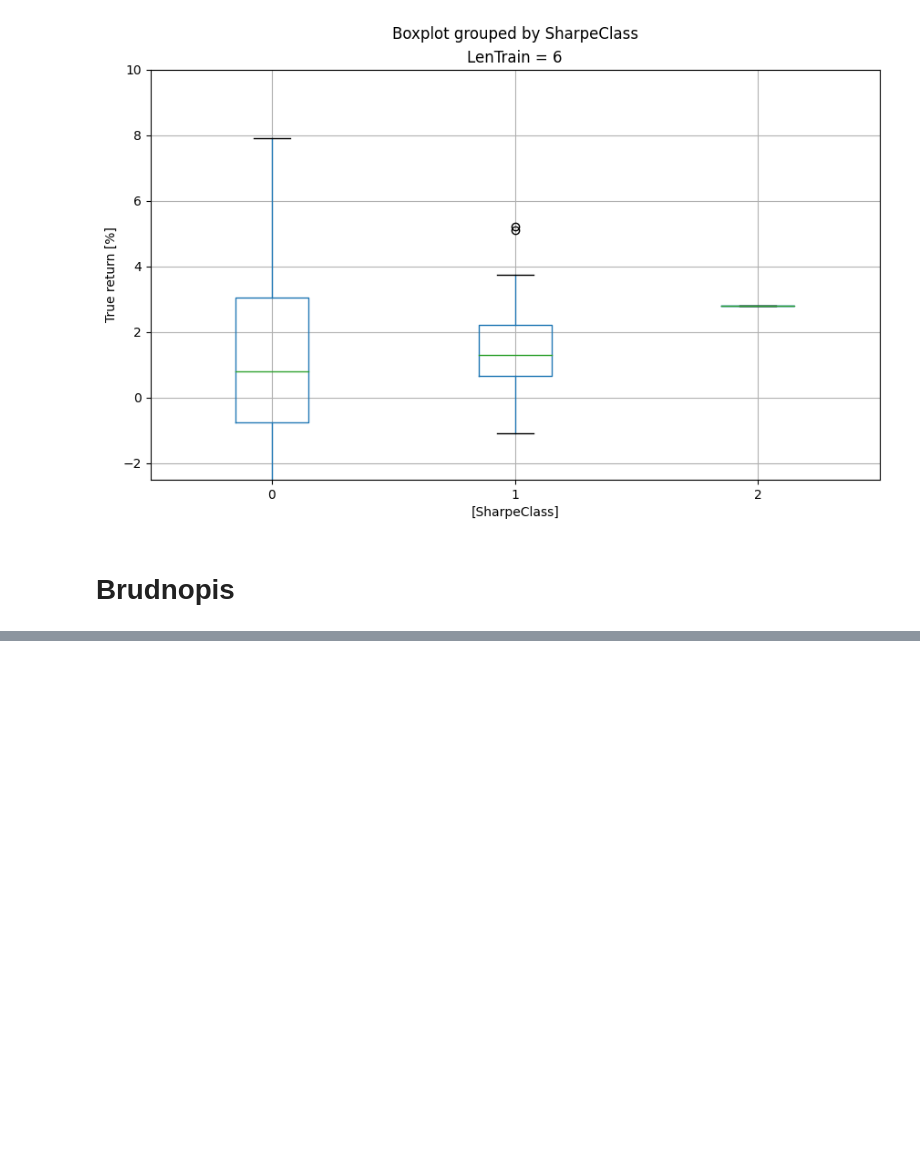
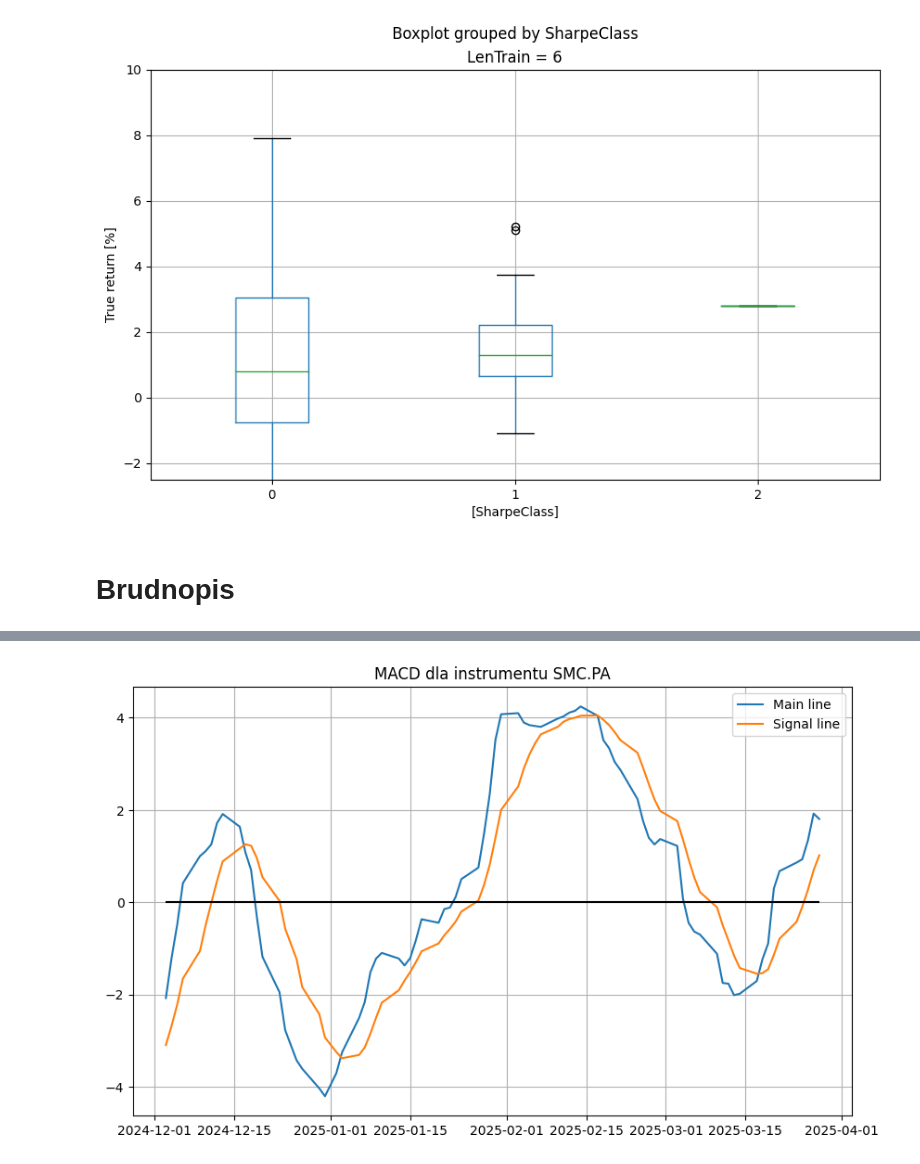
Before and after one commit to jakubweglowski/ETF-Trading, a Jupyter notebook: run.ipynb, the cells around one changed output, grey strips where cells are left out. Saved outputs shown, nothing was run; the diff lists cells and outputs as text; code cells hidden in the pictures; blank space fills up the shorter version.

Commit message:
Added closing position, updated data + minor changes

```diff
--- a/run.ipynb
+++ b/run.ipynb
@@ -508,0 +557,32 @@ LoadDict('rec1', 'Recommendations')
+# %%
+alpha_EMA = 0.15
+k_long, k_short, k_EMA = 40, 12, 9
+
+Line_long = bid.rolling(k_long).apply(lambda x: EMA(x, alpha_EMA))
+Line_short = bid.rolling(k_short).apply(lambda x: EMA(x, alpha_EMA))
+
+Main_line = (Line_short - Line_long).dropna()
+Signal_line = Main_line.rolling(k_EMA).apply(lambda x: EMA(x, alpha_EMA))
+
+Diff_line = (Main_line - Signal_line).iloc[-1, :].sort_values(ascending=False)
+
+to_check = Diff_line[Signal_line.iloc[-1, :] > 0.0].index
+# %%
+symbol = to_check[6]
+
+Pair = pd.DataFrame([Main_line.loc[:, symbol], Signal_line.loc[:, symbol]]).T.dropna()
+x = Pair.index
+main = Pair.iloc[:, 0]
+signal = Pair.iloc[:, 1]
+
+fig, ax = plt.subplots(figsize=(10, 6))
+ax.plot(x, main, label='Main line')
+ax.plot(x, signal, label='Signal line')
+ax.hlines(0, xmin=x[0], xmax=x[-1], colors='black')
+ax.grid(True)
+ax.legend()
+ax.set_title(f'MACD dla instrumentu {symbol}')
+
+plt.show()
+# %% [output]
+[figure, added]
```
Also changed, not shown: parts of 12 cells of this notebook, 15 other files.
